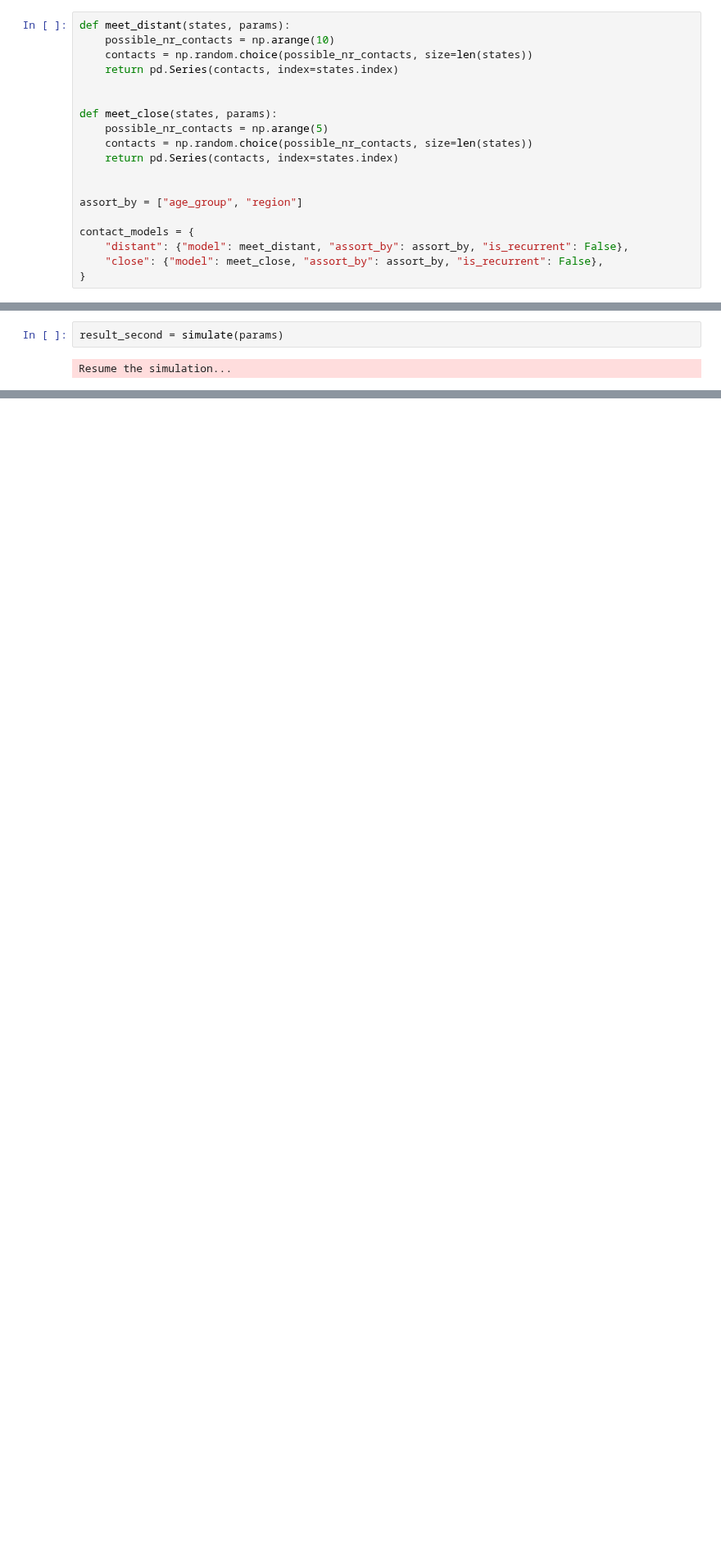
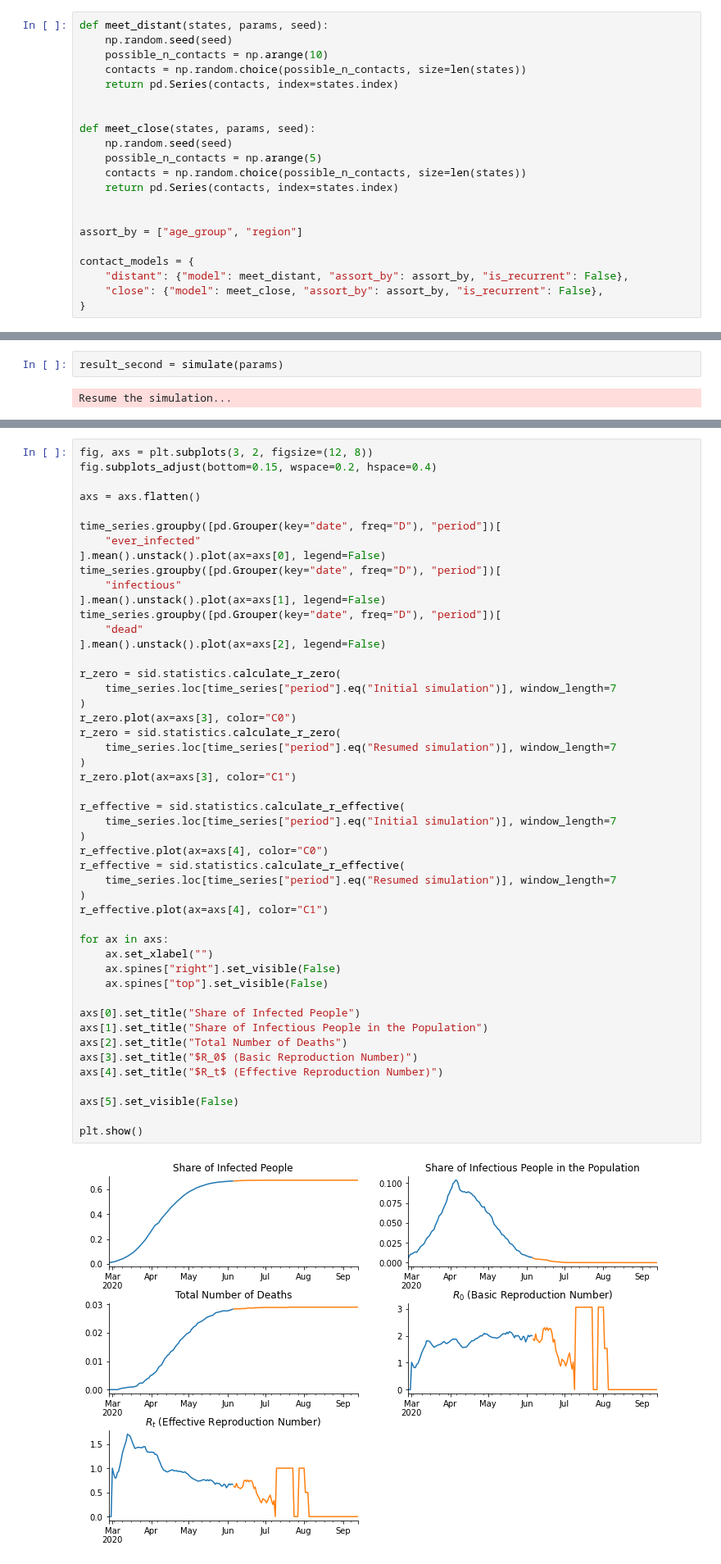
Before and after one commit to covid-19-impact-lab/sid, a Jupyter notebook: docs/source/tutorials/how_to_resume_a_simulation.ipynb, the cells around one changed output, grey strips where cells are left out. Shown at 82% size. Saved outputs shown, nothing was run; the diff lists cells and outputs as text; blank space fills up the shorter version.

```diff
--- a/docs/source/tutorials/how_to_resume_a_simulation.ipynb
+++ b/docs/source/tutorials/how_to_resume_a_simulation.ipynb
@@ -61,15 +59,17 @@ initial_states.head(5)
 Next, let's define how many contacts people have every day.
 We assume people have two types of contacts, close and distant contacts. They also have fewer close than distant contacts.
 # %%
-def meet_distant(states, params):
-    possible_nr_contacts = np.arange(10)
-    contacts = np.random.choice(possible_nr_contacts, size=len(states))
+def meet_distant(states, params, seed):
+    np.random.seed(seed)
+    possible_n_contacts = np.arange(10)
+    contacts = np.random.choice(possible_n_contacts, size=len(states))
     return pd.Series(contacts, index=states.index)
 
 
-def meet_close(states, params):
-    possible_nr_contacts = np.arange(5)
-    contacts = np.random.choice(possible_nr_contacts, size=len(states))
+def meet_close(states, params, seed):
+    np.random.seed(seed)
+    possible_n_contacts = np.arange(5)
+    contacts = np.random.choice(possible_n_contacts, size=len(states))
     return pd.Series(contacts, index=states.index)
 
 
@@ -253,0 +213,50 @@ for (period, df), color in zip(
+# %%
+fig, axs = plt.subplots(3, 2, figsize=(12, 8))
+fig.subplots_adjust(bottom=0.15, wspace=0.2, hspace=0.4)
+
+axs = axs.flatten()
+
+time_series.groupby([pd.Grouper(key="date", freq="D"), "period"])[
+    "ever_infected"
+].mean().unstack().plot(ax=axs[0], legend=False)
+time_series.groupby([pd.Grouper(key="date", freq="D"), "period"])[
+    "infectious"
+].mean().unstack().plot(ax=axs[1], legend=False)
+time_series.groupby([pd.Grouper(key="date", freq="D"), "period"])[
+    "dead"
+].mean().unstack().plot(ax=axs[2], legend=False)
+
+r_zero = sid.statistics.calculate_r_zero(
+    time_series.loc[time_series["period"].eq("Initial simulation")], window_length=7
+)
+r_zero.plot(ax=axs[3], color="C0")
+r_zero = sid.statistics.calculate_r_zero(
+    time_series.loc[time_series["period"].eq("Resumed simulation")], window_length=7
+)
+r_zero.plot(ax=axs[3], color="C1")
+
+r_effective = sid.statistics.calculate_r_effective(
+    time_series.loc[time_series["period"].eq("Initial simulation")], window_length=7
+)
+r_effective.plot(ax=axs[4], color="C0")
+r_effective = sid.statistics.calculate_r_effective(
+    time_series.loc[time_series["period"].eq("Resumed simulation")], window_length=7
+)
+r_effective.plot(ax=axs[4], color="C1")
+
+for ax in axs:
+    ax.set_xlabel("")
+    ax.spines["right"].set_visible(False)
+    ax.spines["top"].set_visible(False)
+
+axs[0].set_title("Share of Infected People")
+axs[1].set_title("Share of Infectious People in the Population")
+axs[2].set_title("Total Number of Deaths")
+axs[3].set_title("$R_0$ (Basic Reproduction Number)")
+axs[4].set_title("$R_t$ (Effective Reproduction Number)")
+
+axs[5].set_visible(False)
+
+plt.show()
+# %% [output]
+[figure, added]
```
Also changed, not shown: parts of 8 cells of this notebook, 11 other files.
